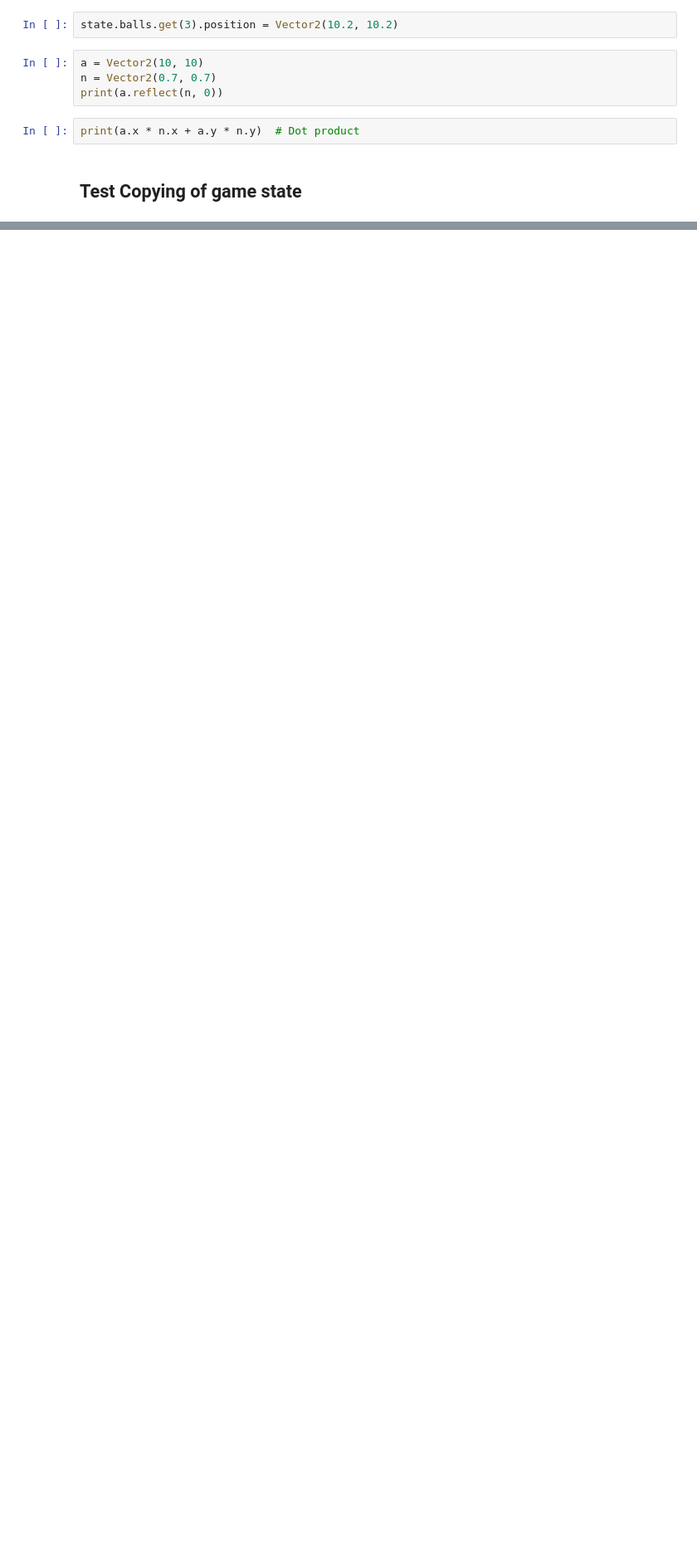
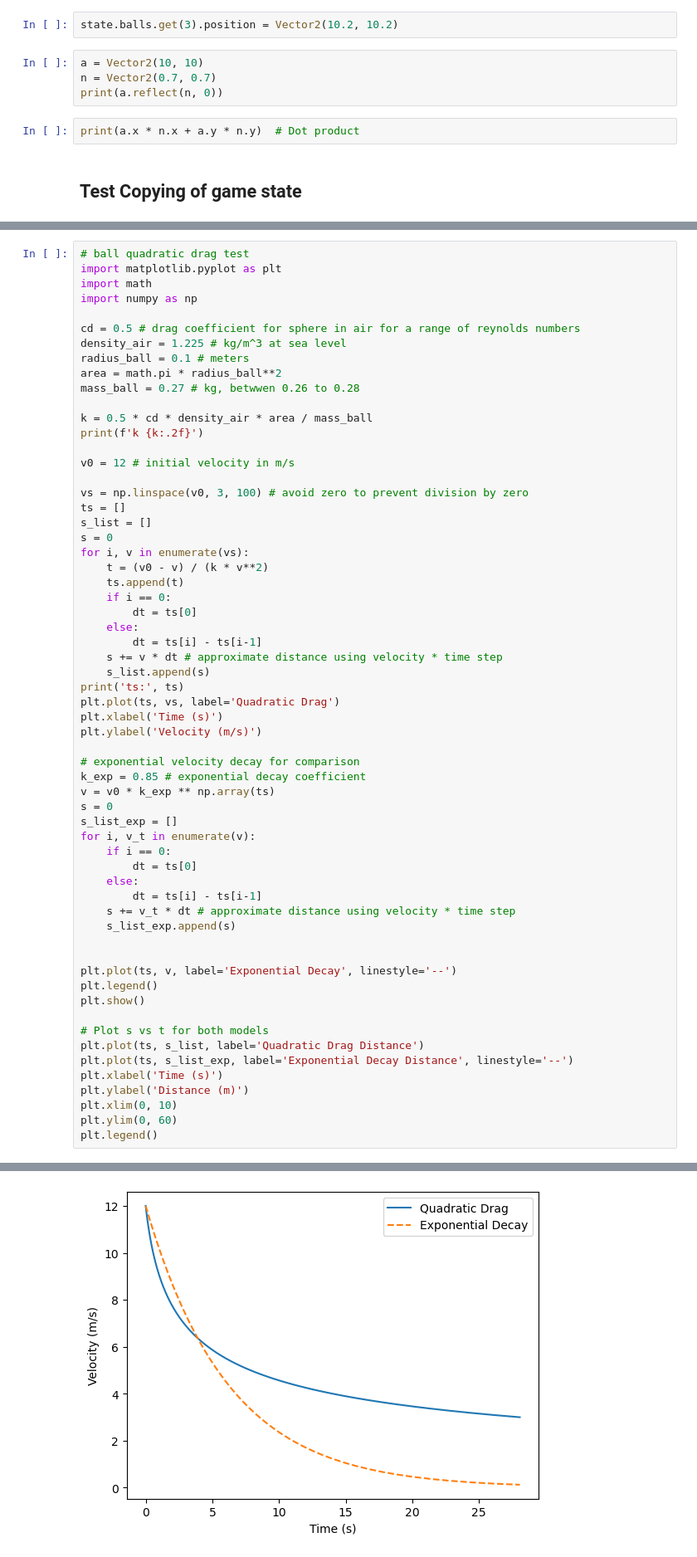
Before and after one commit to peter-fichtelmann/Q4A, a Jupyter notebook: quadball_game_state_test.ipynb, the cells around one changed output, grey strips where cells are left out. Shown at 83% size. Drawn from its saved outputs; the diff is of its cells as text; blank space fills up the shorter version.

Commit message:
ball velocity model investigation

```diff
--- a/quadball_game_state_test.ipynb
+++ b/quadball_game_state_test.ipynb
@@ -305,0 +312,62 @@ print("PASS: Rich GameState copy (multi-role players + dodgeballs) updates indep
+# %%
+# ball quadratic drag test
+import matplotlib.pyplot as plt
+import math
+import numpy as np
+
+cd = 0.5 # drag coefficient for sphere in air for a range of reynolds numbers
+density_air = 1.225 # kg/m^3 at sea level
+radius_ball = 0.1 # meters
+area = math.pi * radius_ball**2
+mass_ball = 0.27 # kg, betwwen 0.26 to 0.28
+
+k = 0.5 * cd * density_air * area / mass_ball
+print(f'k {k:.2f}')
+
+v0 = 12 # initial velocity in m/s
+
+vs = np.linspace(v0, 3, 100) # avoid zero to prevent division by zero
+ts = []
+s_list = []
+s = 0
+for i, v in enumerate(vs):
+    t = (v0 - v) / (k * v**2)
+    ts.append(t)
+    if i == 0:
+        dt = ts[0]
+    else:
+        dt = ts[i] - ts[i-1]
+    s += v * dt # approximate distance using velocity * time step
+    s_list.append(s)
+print('ts:', ts)
+plt.plot(ts, vs, label='Quadratic Drag')
+plt.xlabel('Time (s)')
+plt.ylabel('Velocity (m/s)')
+
+# exponential velocity decay for comparison
+k_exp = 0.85 # exponential decay coefficient
+v = v0 * k_exp ** np.array(ts)
+s = 0
+s_list_exp = []
+for i, v_t in enumerate(v):
+    if i == 0:
+        dt = ts[0]
+    else:
+        dt = ts[i] - ts[i-1]
+    s += v_t * dt # approximate distance using velocity * time step
+    s_list_exp.append(s)
+
+
+plt.plot(ts, v, label='Exponential Decay', linestyle='--')
+plt.legend()
+plt.show()
+
+# Plot s vs t for both models
+plt.plot(ts, s_list, label='Quadratic Drag Distance')
+plt.plot(ts, s_list_exp, label='Exponential Decay Distance', linestyle='--')
+plt.xlabel('Time (s)')
+plt.ylabel('Distance (m)')
+plt.xlim(0, 10)
+plt.ylim(0, 60)
+plt.legend()
+# %% [output]
@@ -305,0 +376 @@ print("PASS: Rich GameState copy (multi-role players + dodgeballs) updates indep
+[figure, added]
```
Also changed, not shown: parts of 2 cells of this notebook.
